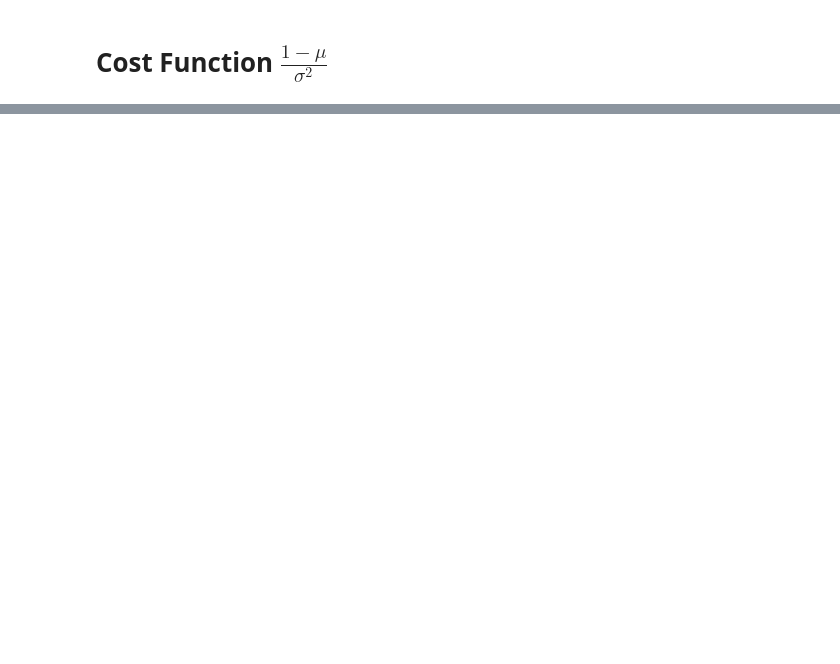
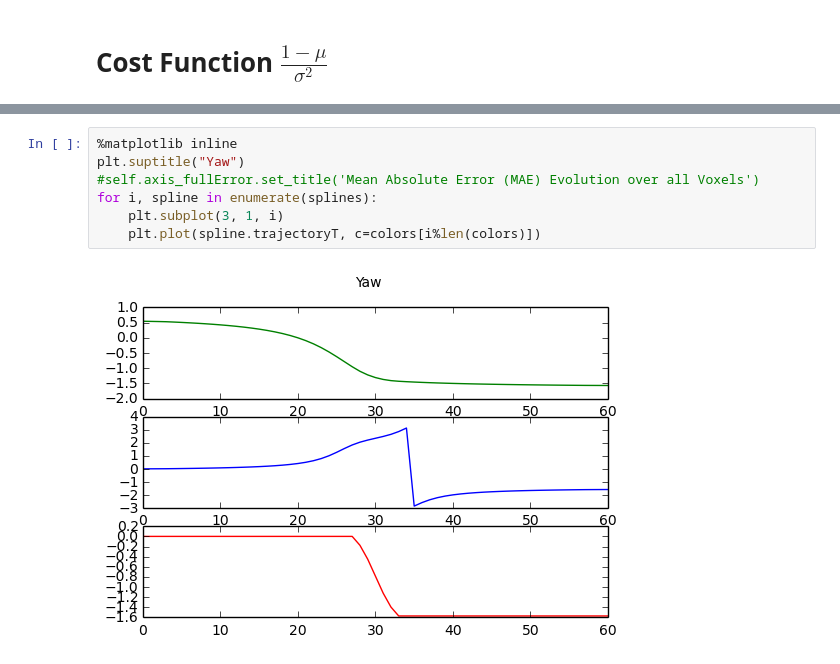
Before and after one commit to pnvyshnav/smap_PD, a Jupyter notebook: stats/TrajectoryEvaluation.ipynb, the cells around one changed output, grey strips where cells are left out. Drawn from its saved outputs; the diff is of its cells as text; blank space fills up the shorter version.

```diff
--- a/stats/TrajectoryEvaluation.ipynb
+++ b/stats/TrajectoryEvaluation.ipynb
@@ -178,0 +197,9 @@ High five! You successfuly sent some data to your account on plotly. View your p
+# %%
+%matplotlib inline
+plt.suptitle("Yaw")
+#self.axis_fullError.set_title('Mean Absolute Error (MAE) Evolution over all Voxels')
+for i, spline in enumerate(splines):
+    plt.subplot(3, 1, i)
+    plt.plot(spline.trajectoryT, c=colors[i%len(colors)])
+# %% [output]
+[figure, added]
```
Also changed, not shown: parts of 15 cells of this notebook, 12 other files.
